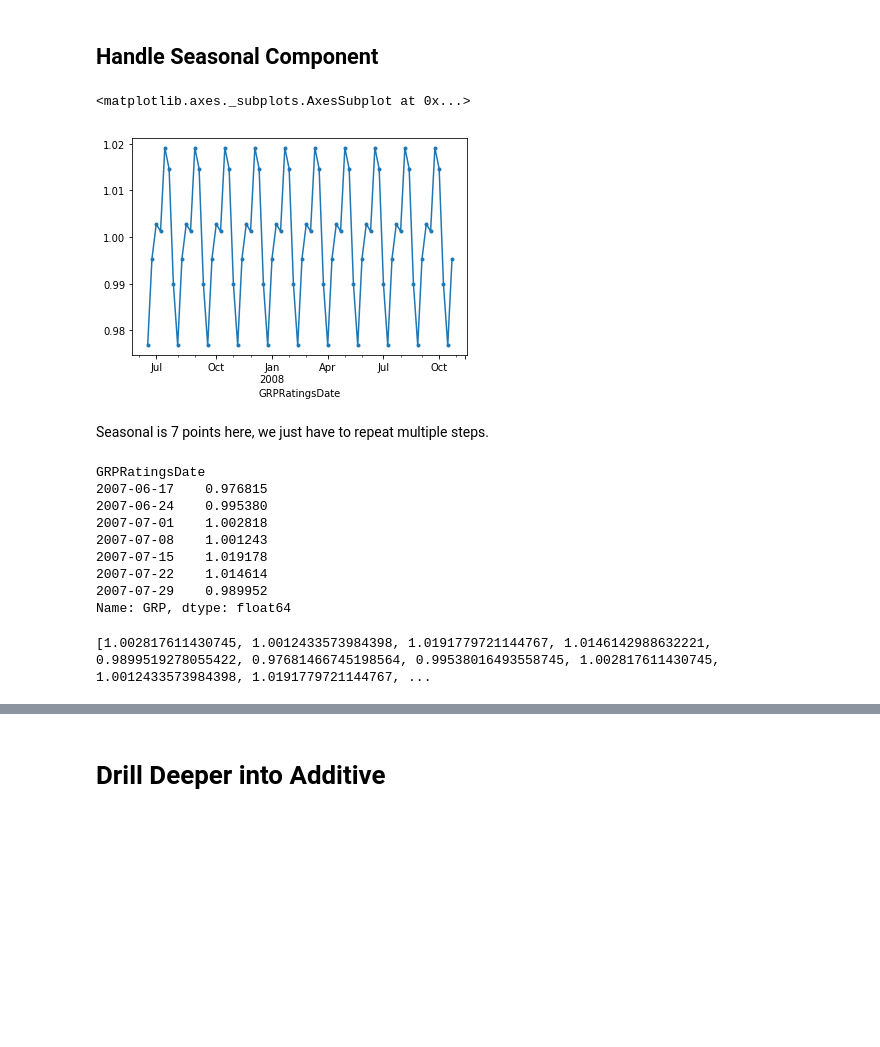
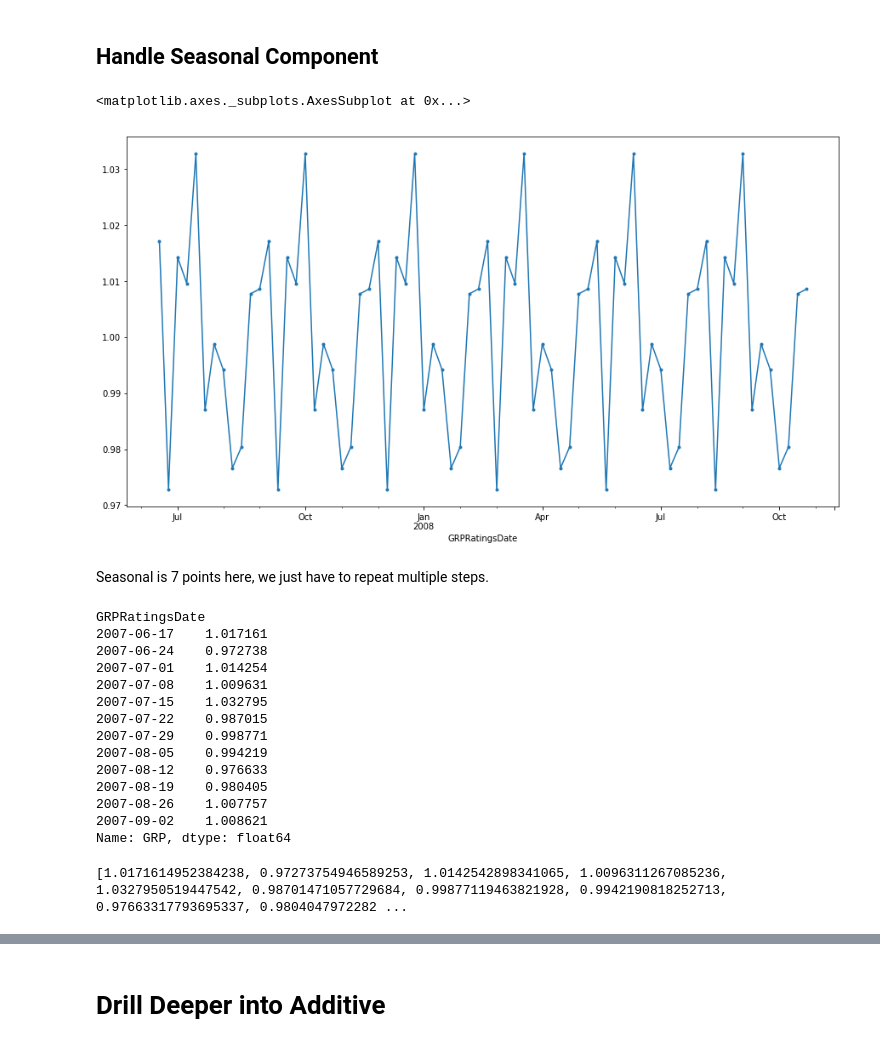
Before and after one commit to lppier/Indian_TV_Time_Series, a Jupyter notebook: Decompositional Methods.ipynb, the cells around one changed output, grey strips where cells are left out. Cells and saved outputs as stored; diff of their text form; code cells hidden in the pictures; blank space fills up the shorter version.

```diff
--- a/Decompositional Methods.ipynb
+++ b/Decompositional Methods.ipynb
@@ -88,10 +92,11 @@ plt.show()
 # %%
 # Try increasing the filter order
 
+# freq = 18
+filt_fn = np.array([.5] + [1] * (freq - 1) + [.5]) / freq
+# filt_fn
 freq = 18
-filt_fn = np.array([.5] + [1] * (freq - 1) + [.5]) / freq
-filt_fn
-decomp = seasonal_decompose(df_train['GRP'], freq=7, model='multiplicative', filt=filt_fn, extrapolate_trend=freq)
+decomp = seasonal_decompose(df_train['GRP'], freq=12, model='multiplicative',filt=filt_fn, extrapolate_trend=freq)
 decomp.plot().set_size_inches(15,8)
 plt.suptitle('Multiplicative Decomposition (TV)')
 plt.show()
@@ -147,37 +152,50 @@ for x in range(72 , df_test.shape[0]+72, 1):
 # %% [markdown]
 ## Handle Seasonal Component
 # %%
-decomp.seasonal.plot(style='.-')
+decomp.seasonal.plot(style='.-', figsize=(15,8))
 # %% [output]
 <matplotlib.axes._subplots.AxesSubplot at 0x...>
-[figure, old version]
+[figure, new version]
 # %% [markdown]
 Seasonal is 7 points here, we just have to repeat multiple steps.
 # %%
-one_season = decomp.seasonal[0:7]
+one_season = decomp.seasonal[0:12]
 print(one_season)
 # %% [output]
 GRPRatingsDate
-2007-06-17    0.976815
-2007-06-24    0.995380
-2007-07-01    1.002818
-2007-07-08    1.001243
-2007-07-15    1.019178
-2007-07-22    1.014614
-2007-07-29    0.989952
+2007-06-17    1.017161
+2007-06-24    0.972738
+2007-07-01    1.014254
+2007-07-08    1.009631
+2007-07-15    1.032795
+2007-07-22    0.987015
+2007-07-29    0.998771
+2007-08-05    0.994219
+2007-08-12    0.976633
+2007-08-19    0.980405
+2007-08-26    1.007757
+2007-09-02    1.008621
 Name: GRP, dtype: float64
 # %%
-start_idx = 2 # next part of the graph should start at index 2 (visually observed)
+# start_idx = 2 # next part of the graph should start at index 2 (visually observed)
+# yhat = []
+# count = 0
+# while (count < 20):
+#     yhat.append(one_season[start_idx])
+#     start_idx = (start_idx + 1) % 7
+#     count = count + 1
+start_idx = 0 # next part of the graph should start at index 2 (visually observed)
 yhat = []
 count = 0
 while (count < 20):
     yhat.append(one_season[start_idx])
-    start_idx = (start_idx + 1) % 7
+    start_idx = (start_idx + 1) % 12
     count = count + 1
 
+
 print(yhat)
 # %% [output]
-[1.002817611430745, 1.0012433573984398, 1.0191779721144767, 1.0146142988632221, 0.9899519278055422, 0.97681466745198564, 0.99538016493558745, 1.002817611430745, 1.0012433573984398, 1.0191779721144767, ...
+[1.0171614952384238, 0.97273754946589253, 1.0142542898341065, 1.0096311267085236, 1.0327950519447542, 0.98701471057729684, 0.99877119463821928, 0.9942190818252713, 0.97663317793695337, 0.9804047972282 ...
 # %%
 # Multiplicative, so season times trend
 yhat_result = np.asarray(yhat) * np.asarray(predict_trend)
```
Also changed, not shown: parts of 22 cells of this notebook.
